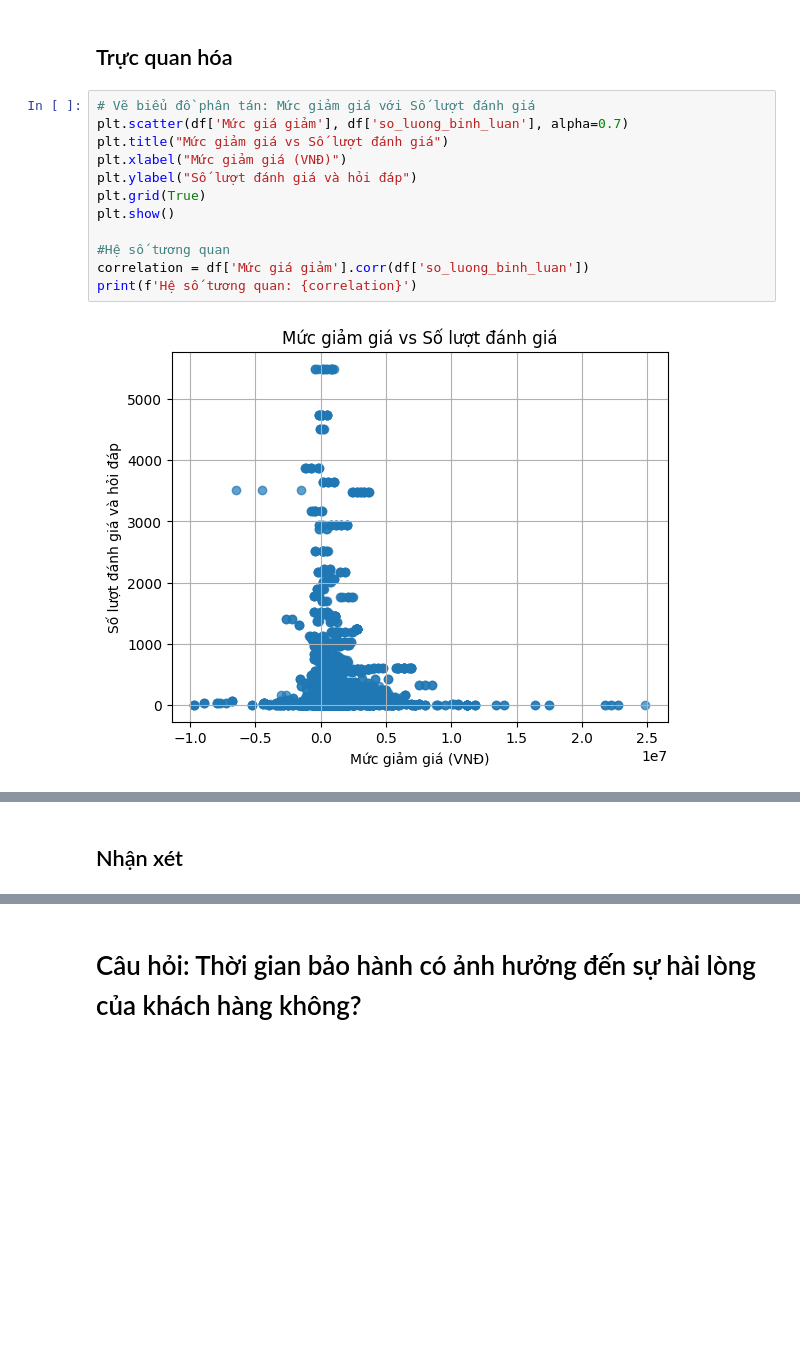
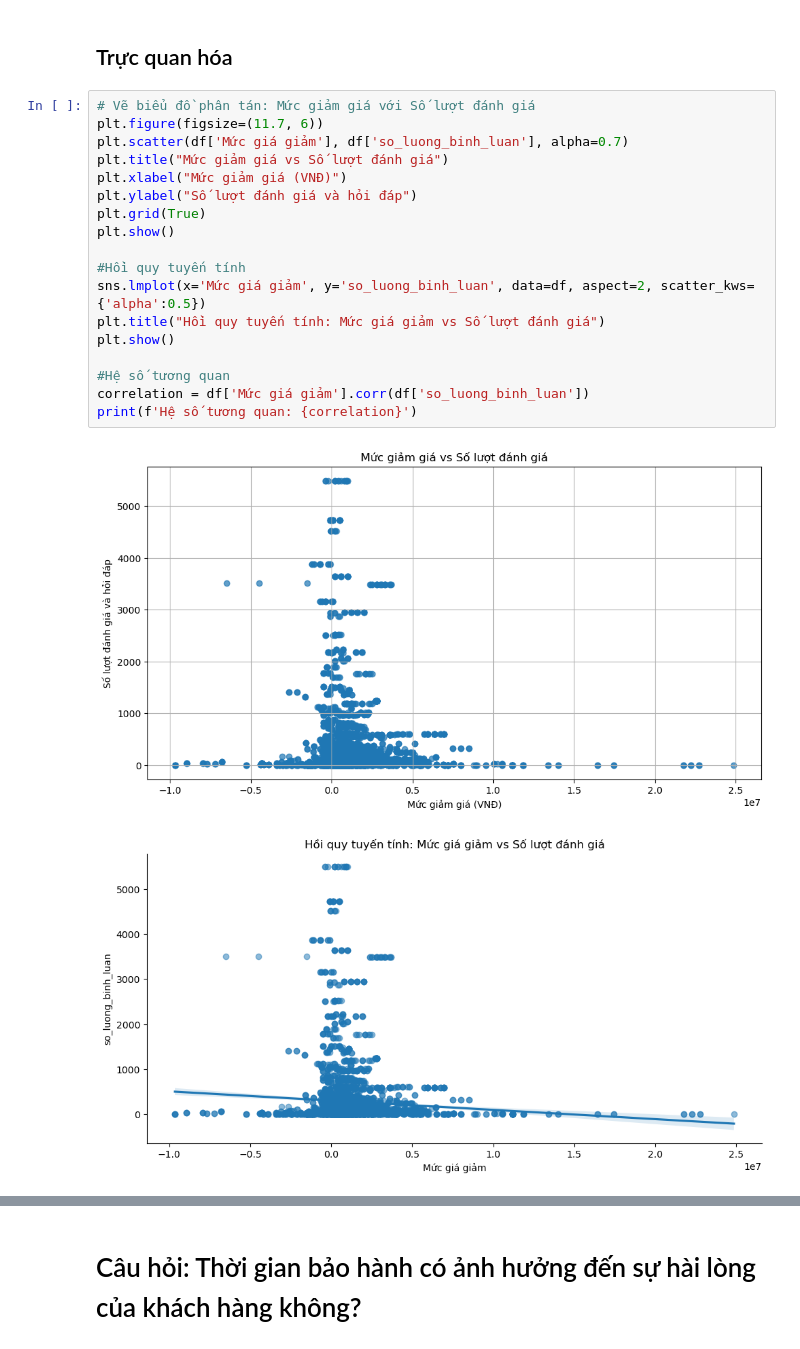
Before and after one commit to Yogurt01/G2_IntroToDataScience_CQ2022-21_Lab, a Jupyter notebook: notebooks/3.0-eda-22120017.ipynb, the cells around one changed output, grey strips where cells are left out. Drawn from its saved outputs; the diff is of its cells as text; blank space fills up the shorter version.

```diff
--- a/notebooks/3.0-eda-22120017.ipynb
+++ b/notebooks/3.0-eda-22120017.ipynb
@@ -111,15 +113,22 @@ Name: so_luong_binh_luan, dtype: float64
 ## Trực quan hóa
 # %%
 # Vẽ biểu đồ phân tán: Mức giảm giá với Số lượt đánh giá
+plt.figure(figsize=(11.7, 6))
 plt.scatter(df['Mức giá giảm'], df['so_luong_binh_luan'], alpha=0.7)
 plt.title("Mức giảm giá vs Số lượt đánh giá")
 plt.xlabel("Mức giảm giá (VNĐ)")
 plt.ylabel("Số lượt đánh giá và hỏi đáp")
 plt.grid(True)
 plt.show()
 
+#Hồi quy tuyến tính
+sns.lmplot(x='Mức giá giảm', y='so_luong_binh_luan', data=df, aspect=2, scatter_kws={'alpha':0.5})
+plt.title("Hồi quy tuyến tính: Mức giá giảm vs Số lượt đánh giá")
+plt.show()
+
 #Hệ số tương quan
 correlation = df['Mức giá giảm'].corr(df['so_luong_binh_luan'])
 print(f'Hệ số tương quan: {correlation}')
 # %% [output]
-[figure, old version]
+[figure, new version]
+[figure, added]
@@ -127,2 +135,0 @@ Hệ số tương quan: -0.0630189080063586
-# %% [markdown]
-## Nhận xét
```
Also changed, not shown: parts of 10 cells of this notebook.
